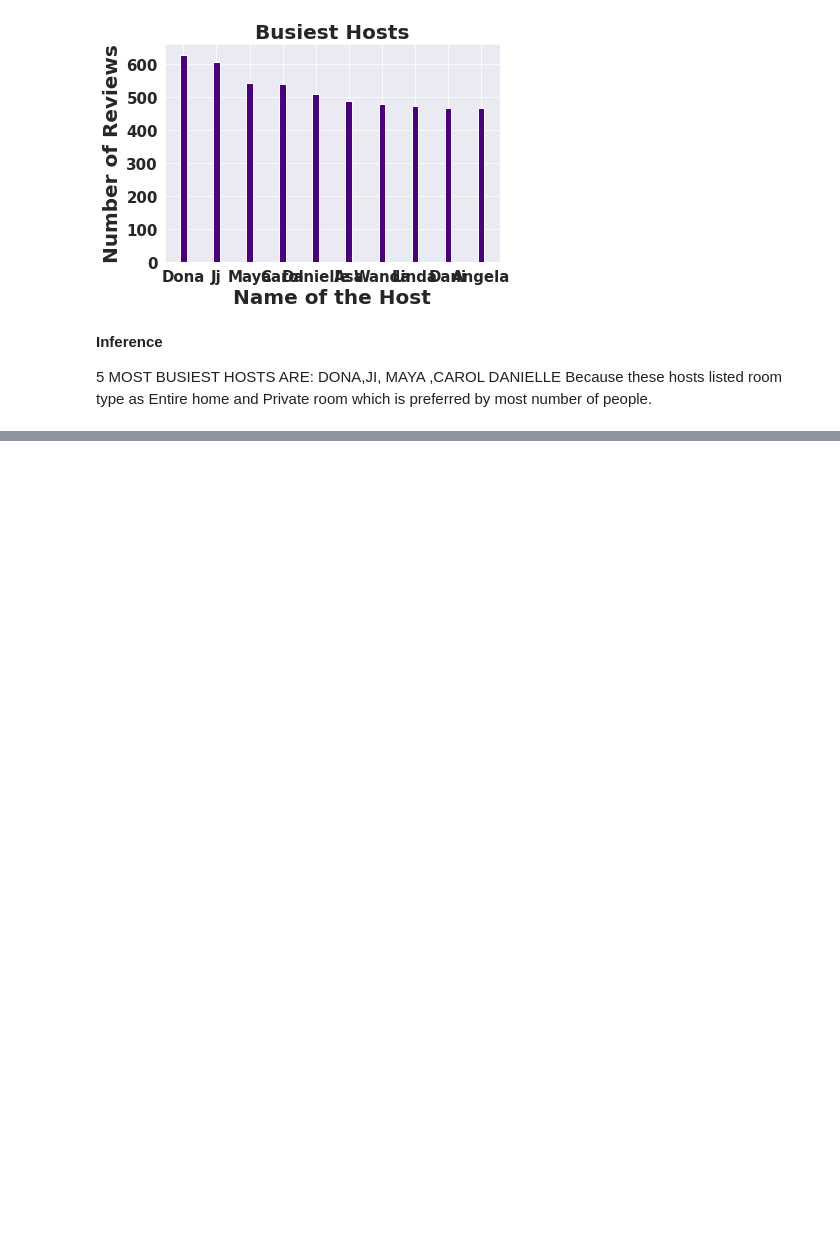
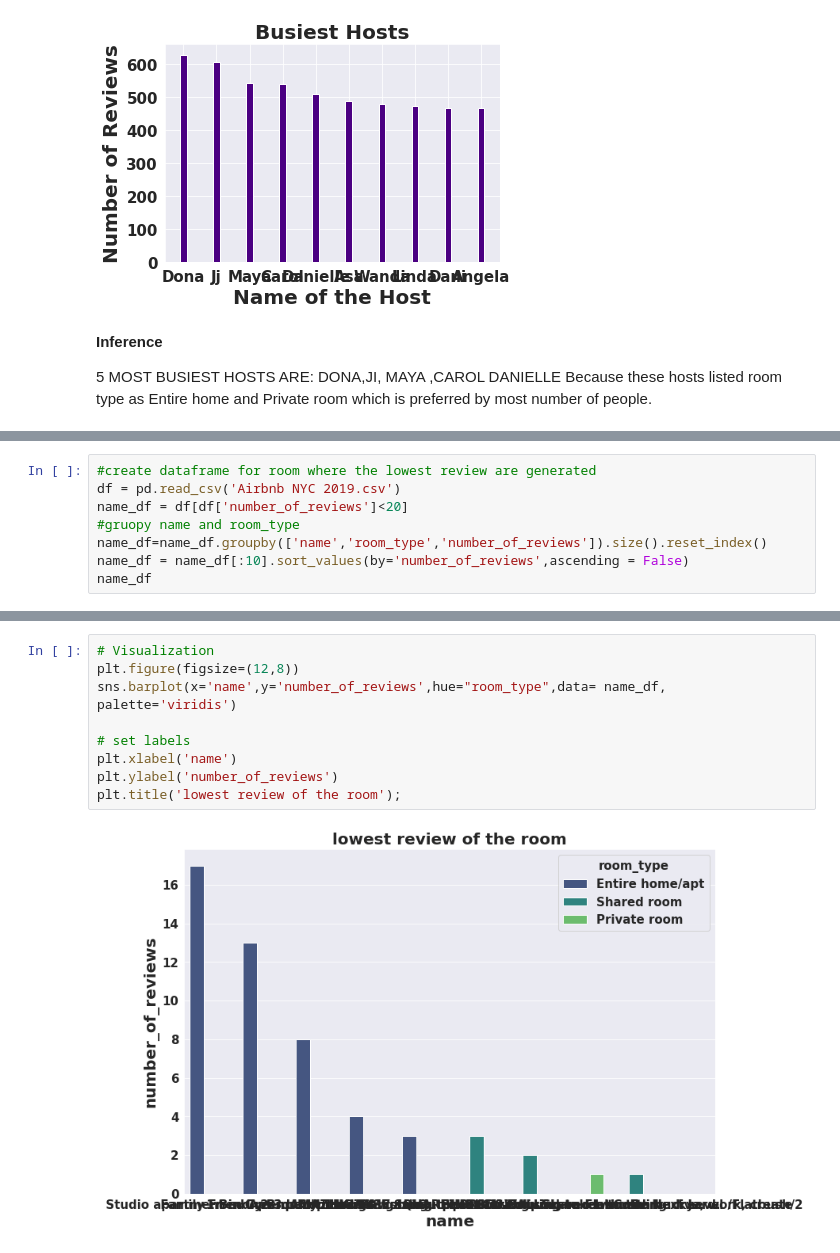
Before and after one commit to kavrit/EDA-Airbnb-booking-analsysis-Capstone-project-1, a Jupyter notebook: EDA_Airbnb_booking_analysis_capstone_project_1_.ipynb, the cells around one changed output, grey strips where cells are left out. Cells and saved outputs as stored; diff of their text form; blank space fills up the shorter version.

```diff
--- a/EDA_Airbnb_booking_analysis_capstone_project_1_.ipynb
+++ b/EDA_Airbnb_booking_analysis_capstone_project_1_.ipynb
@@ -456,0 +579,8 @@ Because these hosts listed room type as Entire home and Private room which is pr
+# %%
+#create dataframe for room where the lowest review are generated
+df = pd.read_csv('Airbnb NYC 2019.csv')
+name_df = df[df['number_of_reviews']<20]
+#gruopy name and room_type
+name_df=name_df.groupby(['name','room_type','number_of_reviews']).size().reset_index()
+name_df = name_df[:10].sort_values(by='number_of_reviews',ascending = False)
+name_df
@@ -456,0 +599,11 @@ Because these hosts listed room type as Entire home and Private room which is pr
+# %%
+# Visualization
+plt.figure(figsize=(12,8))
+sns.barplot(x='name',y='number_of_reviews',hue="room_type",data= name_df, palette='viridis')
+
+# set labels
+plt.xlabel('name')
+plt.ylabel('number_of_reviews')
+plt.title('lowest review of the room');
+# %% [output]
+[figure, added]
```
Also changed, not shown: parts of 18 cells of this notebook.
